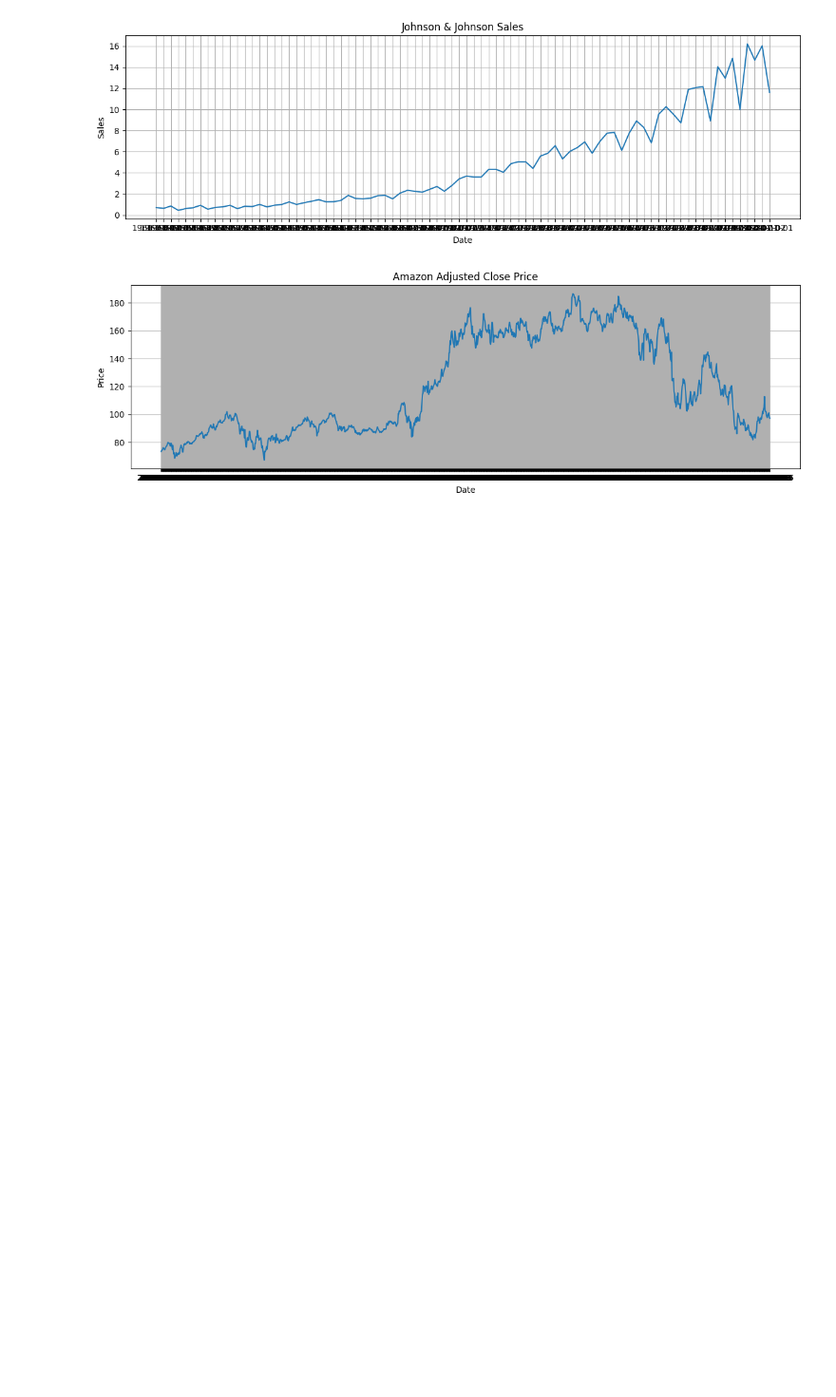
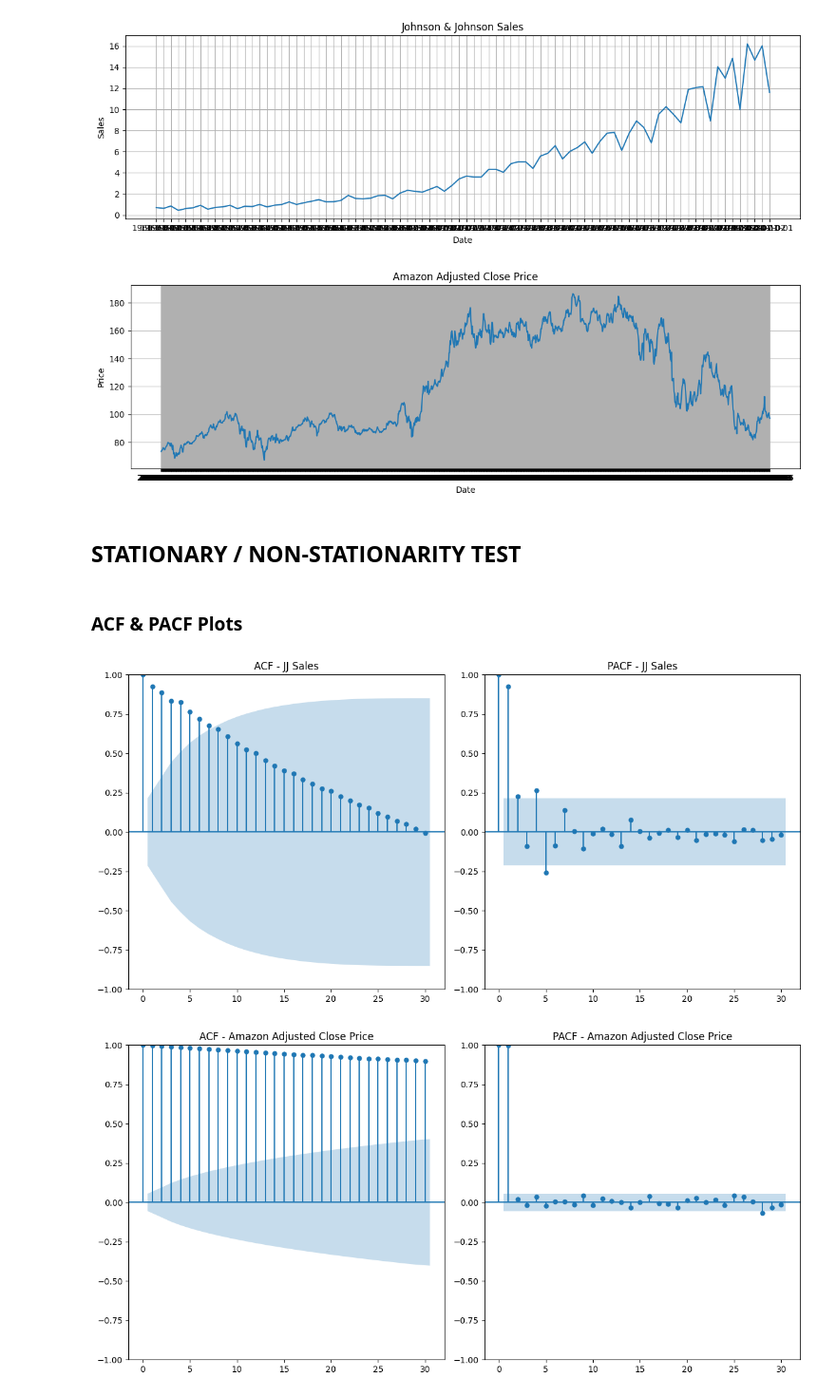
Before and after one commit to Diya-Amith/TimeSeries-CaseStudy-Assignment, a Jupyter notebook: TimeSeriesCaseStudy.ipynb, the cells around one changed output. Shown at 95% size. Drawn from its saved outputs; the diff is of its cells as text; code cells hidden in the pictures; blank space fills up the shorter version.

Commit message:
V1.3 ACF & PACF Plots

```diff
--- a/TimeSeriesCaseStudy.ipynb
+++ b/TimeSeriesCaseStudy.ipynb
@@ -65,3 +65,29 @@ plot_time_series(amzn_data['Adj Close'], "Amazon Adjusted Close Price", "Price")
 # %% [output]
 [figure]
 [figure]
+# %% [markdown]
+## **STATIONARY /  NON-STATIONARITY TEST**
+# %% [markdown]
+### **ACF & PACF Plots**
+# %%
+def plot_acf_pacf(series, lags=30, title=''):
+    plt.figure(figsize=(12, 6))
+
+    # ACF Plot
+    plt.subplot(121)
+    plot_acf(series, lags=lags, ax=plt.gca())
+    plt.title(f'ACF - {title}')
+
+    # PACF Plot
+    plt.subplot(122)
+    plot_pacf(series, lags=lags, ax=plt.gca())
+    plt.title(f'PACF - {title}')
+
+    plt.tight_layout()
+    plt.show()
+
+plot_acf_pacf(jj_data['data'], lags=30, title='JJ Sales')
+plot_acf_pacf(amzn_data['Adj Close'], lags=30, title='Amazon Adjusted Close Price')
+# %% [output]
+[figure, added]
+[figure, added]
```
Also changed, not shown: parts of 1 cell of this notebook.
